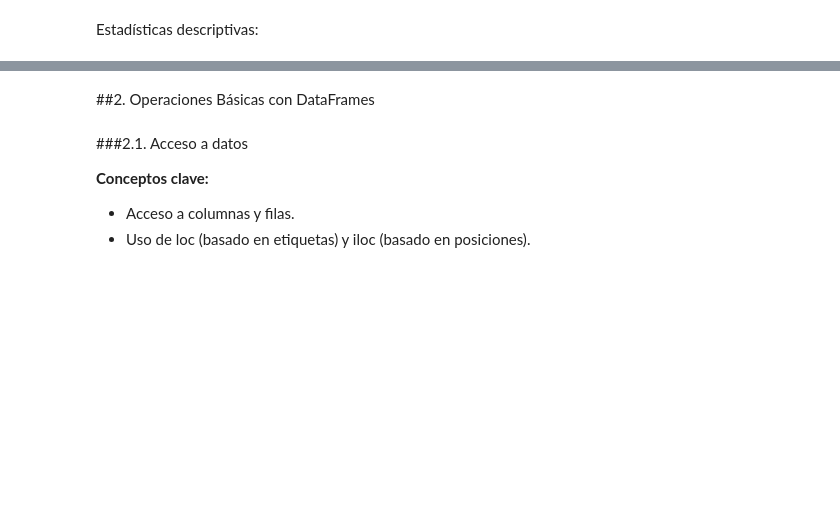
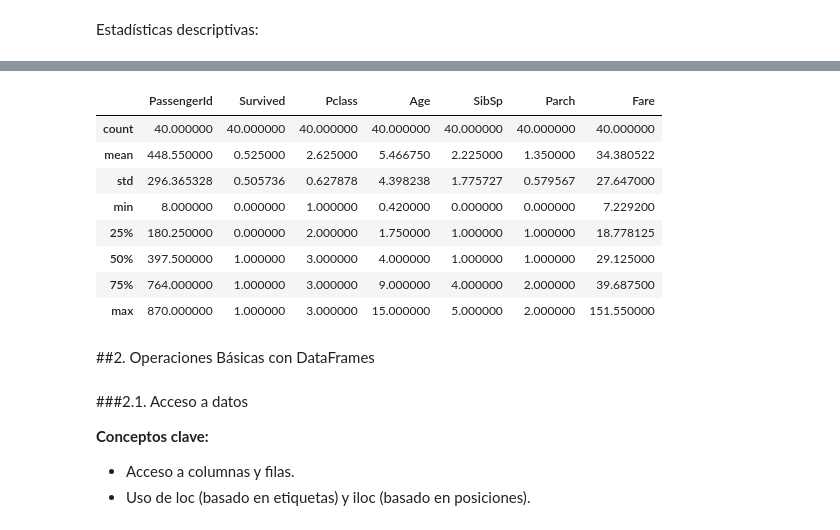
Before and after one commit to RodrigoGuedesDP/IA, a Jupyter notebook: Programacion_101/07_manipulacion_de_datos_con_pandas.ipynb, the cells around one changed output, grey strips where cells are left out. Cells and saved outputs as stored; diff of their text form; code cells hidden in the pictures; blank space fills up the shorter version.

```diff
--- a/Programacion_101/07_manipulacion_de_datos_con_pandas.ipynb
+++ b/Programacion_101/07_manipulacion_de_datos_con_pandas.ipynb
@@ -81,3 +201,17 @@ print(df.describe())  # Estadísticas básicas de las columnas numéricas
+# %%
+# mas filtros
+df_male = df.loc[(df.Sex == 'male') & (df.Age < 16)]
+df_male.describe()
+# %% [output]
+|  | PassengerId | Survived | Pclass | Age | SibSp | Parch | Fare |
+| count | 40.000000 | 40.000000 | 40.000000 | 40.000000 | 40.000000 | 40.000000 | 40.000000 |
+| mean | 448.550000 | 0.525000 | 2.625000 | 5.466750 | 2.225000 | 1.350000 | 34.380522 |
+| std | 296.365328 | 0.505736 | 0.627878 | 4.398238 | 1.775727 | 0.579567 | 27.647000 |
+| min | 8.000000 | 0.000000 | 1.000000 | 0.420000 | 0.000000 | 0.000000 | 7.229200 |
+| 25% | 180.250000 | 0.000000 | 2.000000 | 1.750000 | 1.000000 | 1.000000 | 18.778125 |
+| 50% | 397.500000 | 1.000000 | 3.000000 | 4.000000 | 1.000000 | 1.000000 | 29.125000 |
+| 75% | 764.000000 | 1.000000 | 3.000000 | 9.000000 | 4.000000 | 2.000000 | 39.687500 |
+| max | 870.000000 | 1.000000 | 3.000000 | 15.000000 | 5.000000 | 2.000000 | 151.550000 |
 # %% [markdown]
 ##2. Operaciones Básicas con DataFrames
 # %% [markdown]
```
Also changed, not shown: parts of 10 cells of this notebook.
